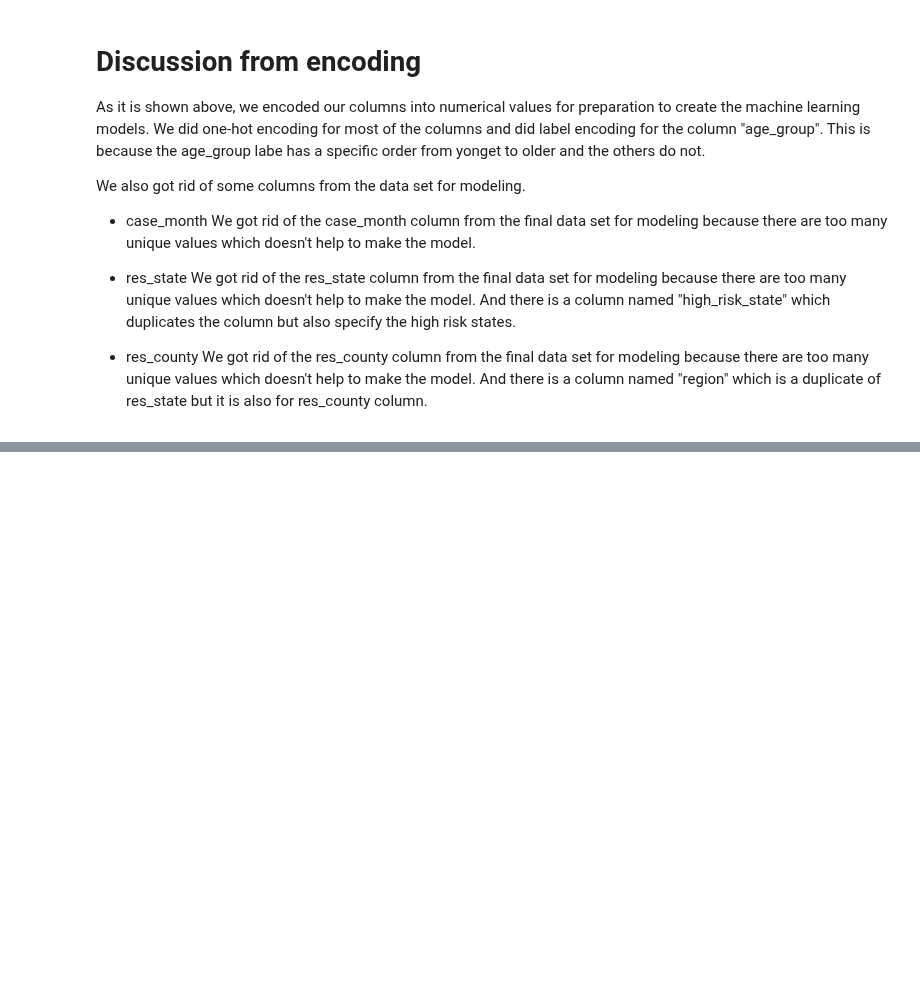
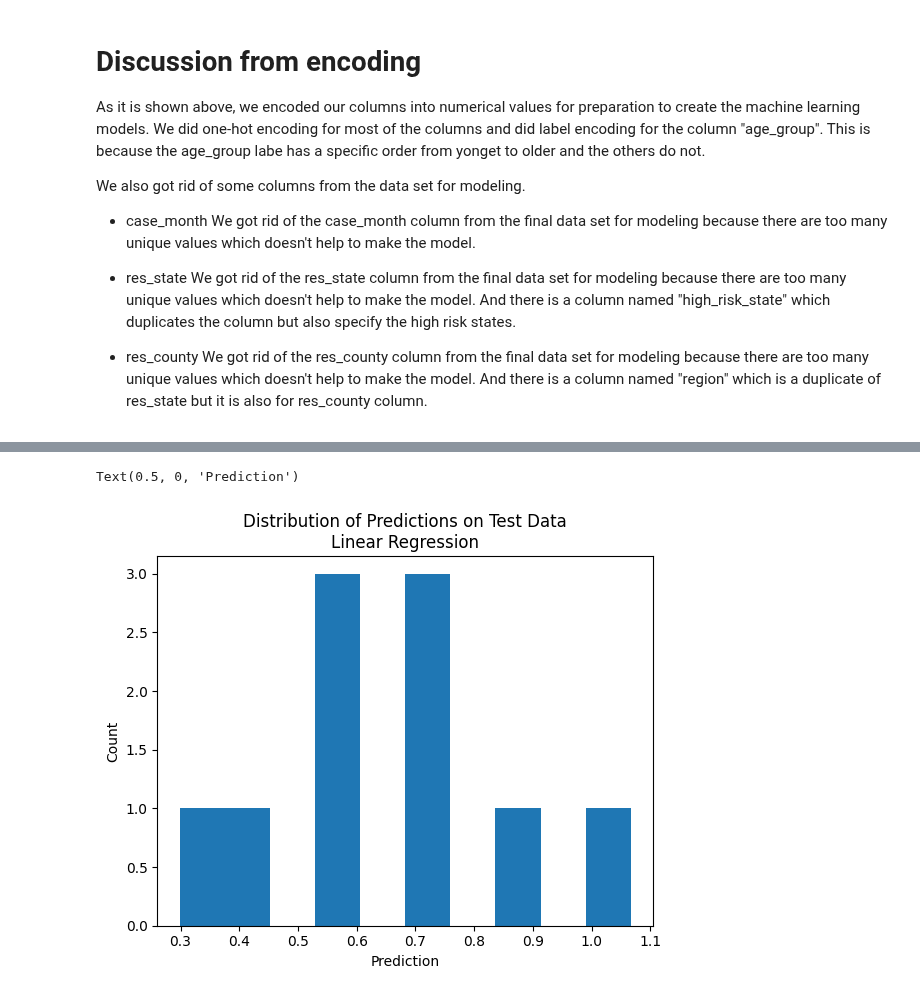
Before and after one commit to keyinb/data-analytics, a Jupyter notebook: 2022-Homework2-Notebook.ipynb, the cells around one changed output, grey strips where cells are left out. Drawn from its saved outputs; the diff is of its cells as text; code cells hidden in the pictures; blank space fills up the shorter version.

```diff
--- a/2022-Homework2-Notebook.ipynb
+++ b/2022-Homework2-Notebook.ipynb
@@ -600,0 +626,10 @@ We got rid of the res_county column from the final data set for modeling because
+# %%
+y = pd.DataFrame(df_for_model["death_yn"])
+X = df_for_model.drop(["death_yn"],axis=1)
+# %%
+#split into 2: 70% training and 30% test
+X_train, X_test, y_train, y_test = train_test_split(X, y, test_size=0.3,random_state=1)
+
+print("original range is: ",df_for_model.shape[0])
+print("training range (70%):\t rows 0 to", round(X_train.shape[0]))
+print("test range (30%): \t rows", round(X_train.shape[0]), "to", round(X_train.shape[0]) + X_test.shape[0])
@@ -600,0 +640,4 @@ We got rid of the res_county column from the final data set for modeling because
+# %%
+from sklearn.linear_model import LinearRegression
+
+linreg = LinearRegression().fit(X_train, y_train)
@@ -600,0 +693,9 @@ We got rid of the res_county column from the final data set for modeling because
+# %%
+# predict target feature for first 10 training examples
+predicted_target = linreg.predict(X_train[:10])
+print("Predicted target feature values: ", predicted_target)
+
+# threshold predicted values to get predicted class
+predicted_target_class = (predicted_target >= 0.5).astype(int)
+actual_vs_predicted = pd.concat([y_train.reset_index(drop=True)[:10], pd.DataFrame(predicted_target_class[:10], columns=['Predicted'])], axis=1)
+print(actual_vs_predicted)
@@ -600,0 +720,8 @@ We got rid of the res_county column from the final data set for modeling because
+# %%
+plt.hist(predicted_target,bins=10)
+plt.title("Distribution of Predictions on Test Data\nLinear Regression")
+plt.ylabel("Count")
+plt.xlabel("Prediction")
+# %% [output]
+Text(0.5, 0, 'Prediction')
+[figure, added]
```
Also changed, not shown: parts of 29 cells of this notebook.
